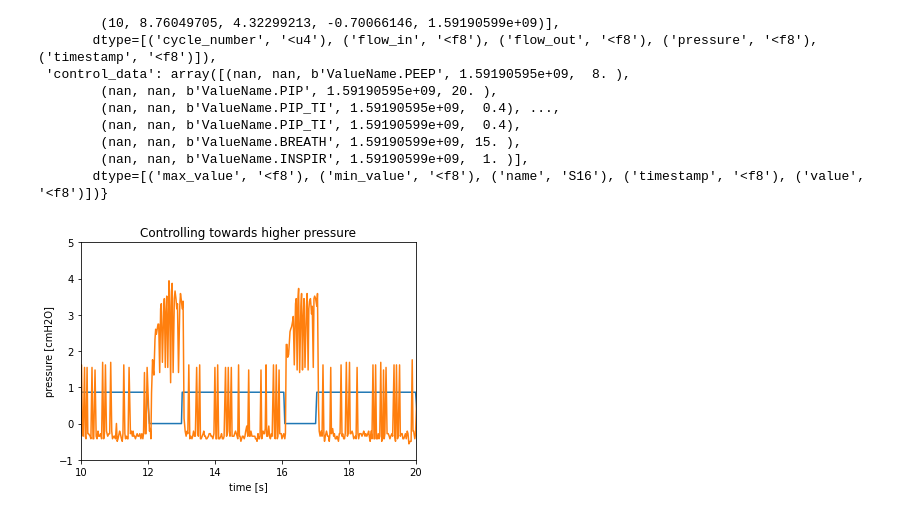
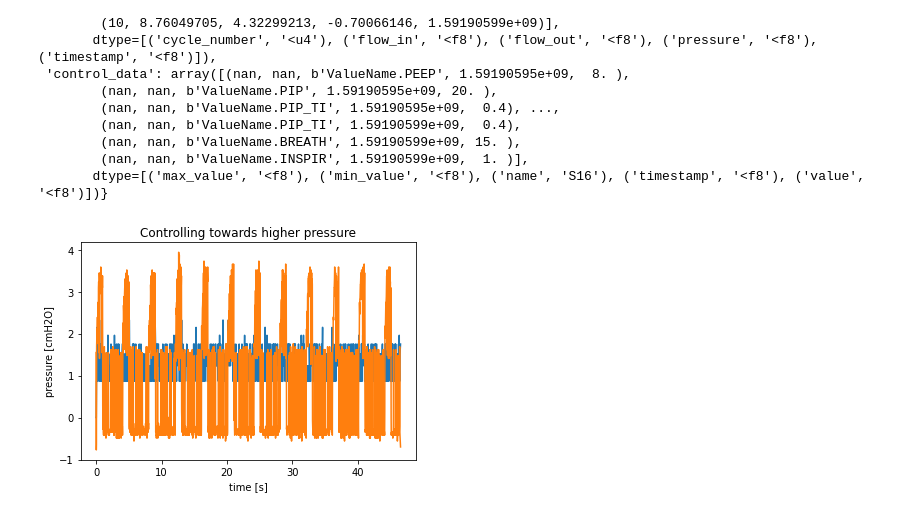
Before and after one commit to CohenLabPrinceton/pvp, a Jupyter notebook: sandbox/HOWTO_PlotData.ipynb, the cells around one changed output. Saved outputs shown, nothing was run; the diff lists cells and outputs as text; code cells hidden in the pictures.

```diff
--- a/sandbox/HOWTO_PlotData.ipynb
+++ b/sandbox/HOWTO_PlotData.ipynb
@@ -116,7 +119,7 @@ ls_ct = dff['control_data']
 data = np.zeros((len(ls_wv),2))
 for idx in range(len(ls_wv)):
     data[idx,0] = ls_wv[idx][4]  # time
-    data[idx,1] = ls_wv[idx][2]  # pressure
+    data[idx,1] = ls_wv[idx][1]  # pressure
 # %% [output]
 Reading... ../../2020-06-11-16-05_controller_log.0.h5
 Reading... ../../2020-06-11-16-05_controller_log.0.h5
@@ -140,13 +143,13 @@ dff
 # %%
 pl.plot(data[:,0] - np.min(data[:,0]), data[:,1]/5)
 pl.plot(data_pressure[:,0] - np.min(data_pressure[:,0]), data_pressure[:,1])
 
-pl.plot([0,40],[8,8],'k--')
-pl.plot([0,40],[20,20],'k--')
-pl.xlim([10,20])
-pl.ylim([-1,5])
+# pl.plot([0,40],[8,8],'k--')
+# pl.plot([0,40],[20,20],'k--')
+# pl.xlim([0,20])
+# pl.ylim([-1,5])
 pl.xlabel("time [s]")
 pl.ylabel("pressure [cmH2O]");
 pl.title("Controlling towards higher pressure");
 # %% [output]
-[figure, old version]
+[figure, new version]
```
Also changed, not shown: parts of 1 cell of this notebook, 6 other files.
